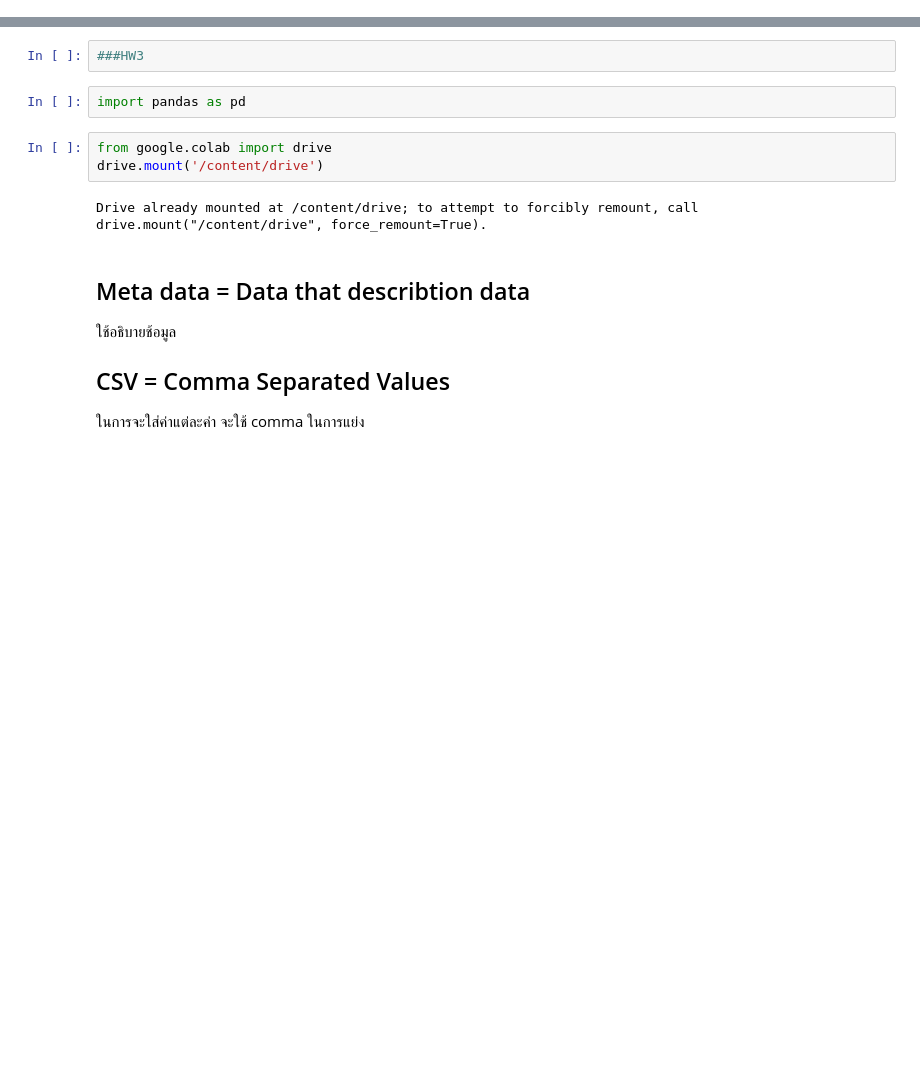
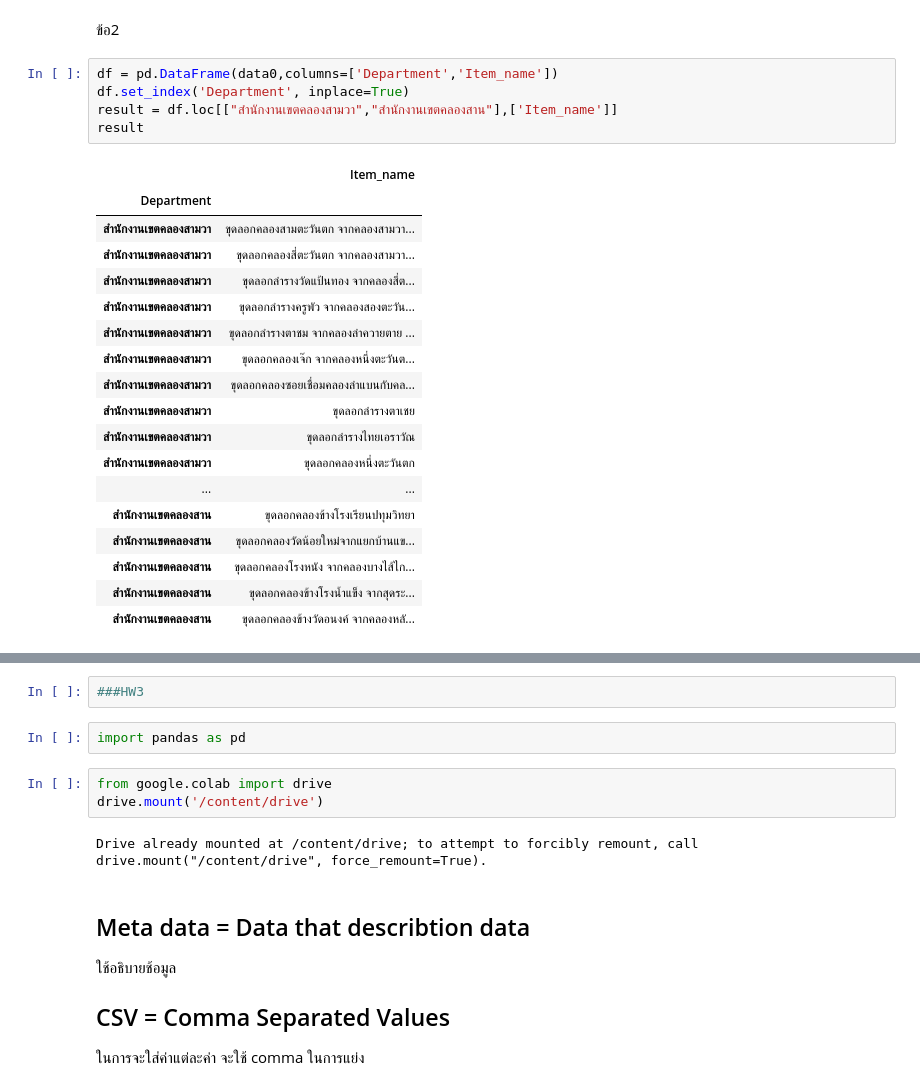
Before and after one commit to Mujune/python_dataviz2023, a Jupyter notebook: Pandas101.ipynb, the cells around one changed output, grey strips where cells are left out. Saved outputs shown, nothing was run; the diff lists cells and outputs as text; blank space fills up the shorter version.

```diff
--- a/Pandas101.ipynb
+++ b/Pandas101.ipynb
@@ -9,0 +35,26 @@
+# %% [markdown]
+ข้อ2
+# %%
+df = pd.DataFrame(data0,columns=['Department','Item_name'])
+df.set_index('Department', inplace=True)
+result = df.loc[["สำนักงานเขตคลองสามวา","สำนักงานเขตคลองสาน"],['Item_name']]
+result
+# %% [output]
+|  | Item_name |
+| Department |  |
+| สำนักงานเขตคลองสามวา | ขุดลอกคลองสามตะวันตก จากคลองสามวา... |
+| สำนักงานเขตคลองสามวา | ขุดลอกคลองสี่ตะวันตก จากคลองสามวา... |
+| สำนักงานเขตคลองสามวา | ขุดลอกลำรางวัดแป้นทอง จากคลองสี่ต... |
+| สำนักงานเขตคลองสามวา | ขุดลอกลำรางครูพัว จากคลองสองตะวัน... |
+| สำนักงานเขตคลองสามวา | ขุดลอกลำรางตาชม จากคลองลำควายตาย ... |
+| สำนักงานเขตคลองสามวา | ขุดลอกคลองเจ๊ก จากคลองหนึ่งตะวันต... |
+| สำนักงานเขตคลองสามวา | ขุดลอกคลองซอยเชื่อมคลองลำแบนกับคล... |
+| สำนักงานเขตคลองสามวา | ขุดลอกลำรางตาเชย |
+| สำนักงานเขตคลองสามวา | ขุดลอกลำรางไทยเอราวัณ |
+| สำนักงานเขตคลองสามวา | ขุดลอกคลองหนึ่งตะวันตก |
+| ... | ... |
+| สำนักงานเขตคลองสาน | ขุดลอกคลองข้างโรงเรียนปทุมวิทยา |
+| สำนักงานเขตคลองสาน | ขุดลอกคลองวัดน้อยใหม่จากแยกบ้านแข... |
+| สำนักงานเขตคลองสาน | ขุดลอกคลองโรงหนัง จากคลองบางไส้ไก... |
+| สำนักงานเขตคลองสาน | ขุดลอกคลองข้างโรงน้ำแข็ง จากสุดระ... |
+| สำนักงานเขตคลองสาน | ขุดลอกคลองข้างวัดอนงค์ จากคลองหลั... |
```
Also changed, not shown: parts of 10 cells of this notebook.
